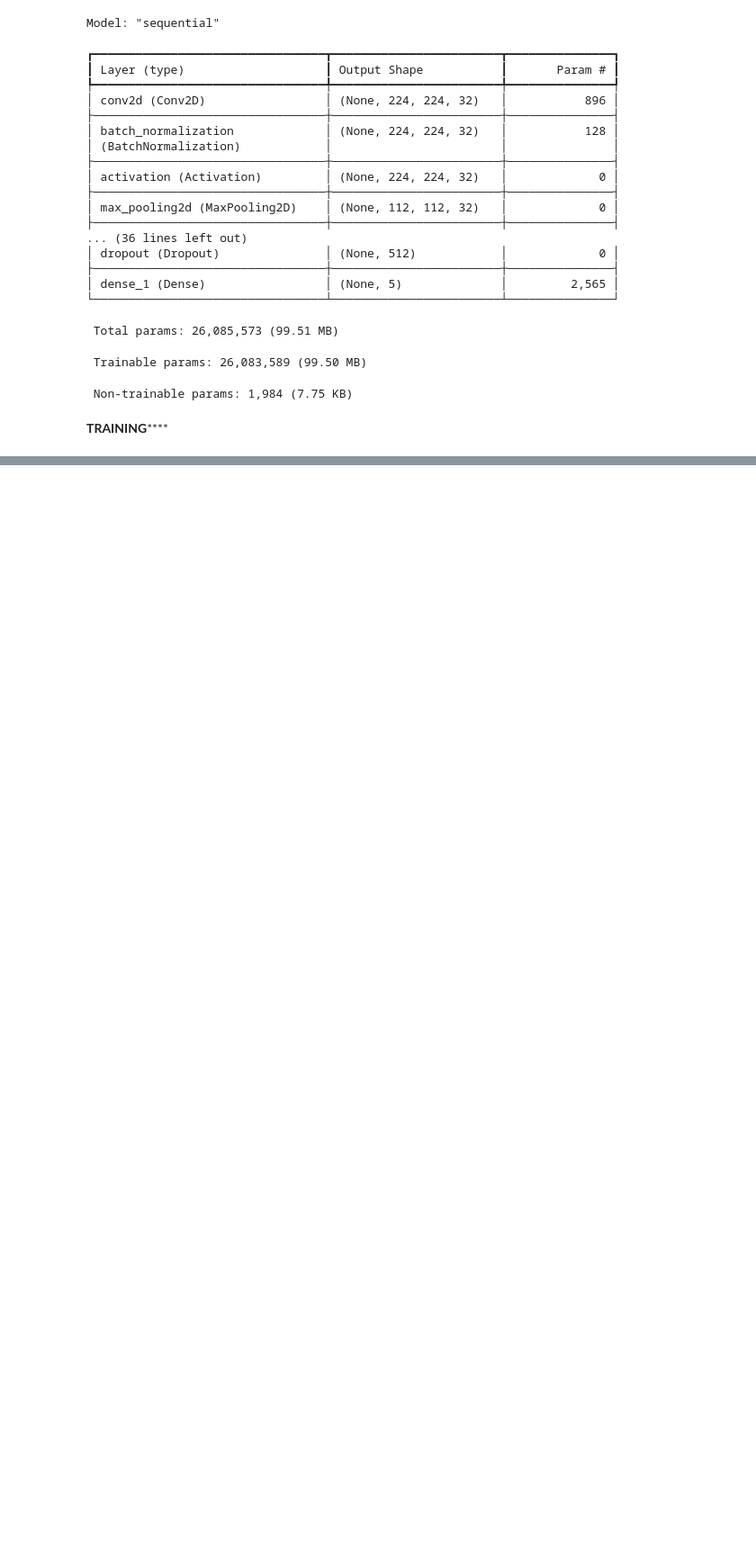
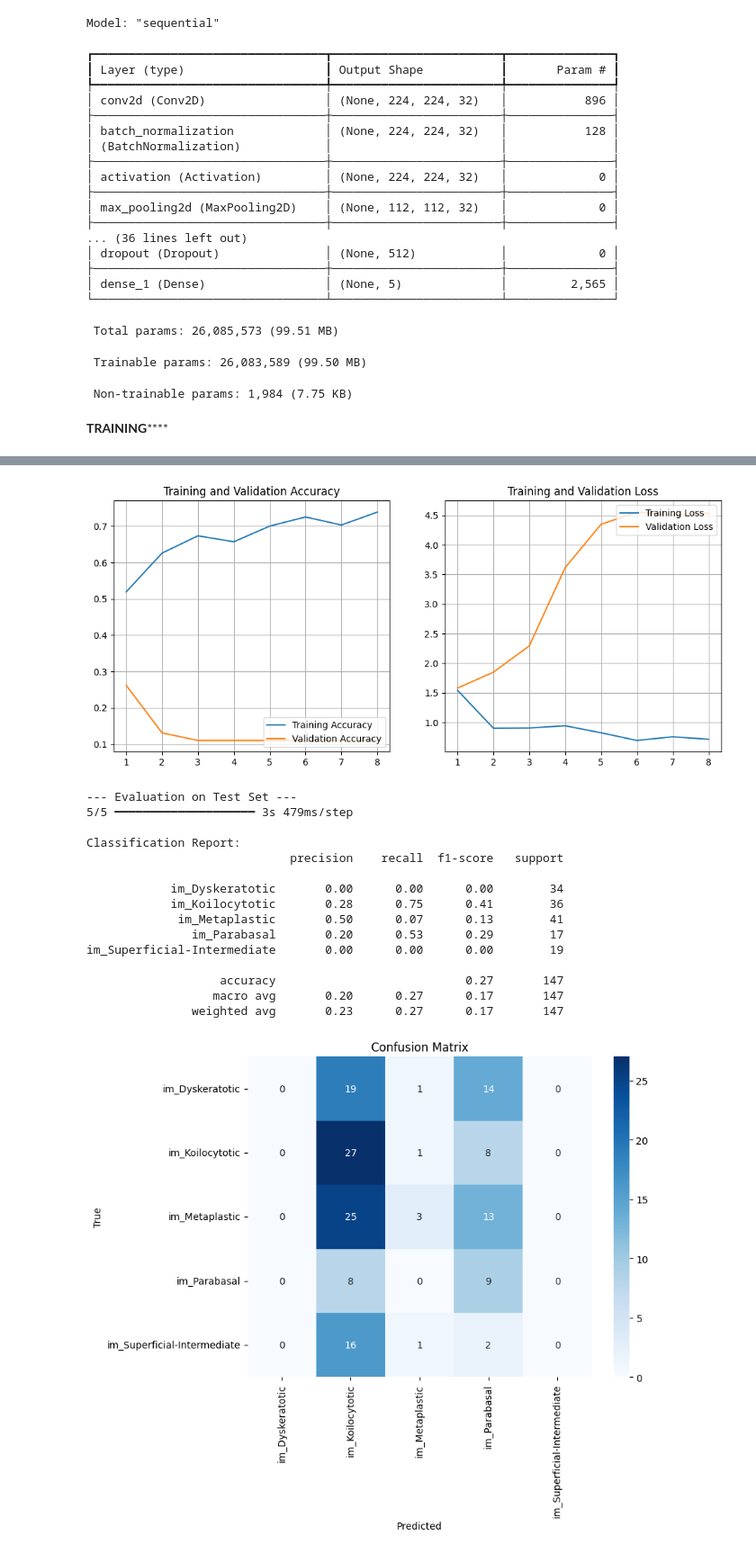
Before and after one commit to musafirzahid/MultiCancerDataset_CSE366_Project, a Jupyter notebook: All codes/custom-cnn.ipynb, the cells around one changed output, grey strips where cells are left out. Shown at 90% size. Saved outputs shown, nothing was run; the diff lists cells and outputs as text; code cells hidden in the pictures; blank space fills up the shorter version.

```diff
--- a/All codes/custom-cnn.ipynb
+++ b/All codes/custom-cnn.ipynb
@@ -281,2 +281,75 @@ Epoch 8/30
 Epoch 8: early stopping
 Restoring model weights from the end of the best epoch: 1.
+# %%
+# --- 6. PLOTTING RESULTS ---
+
+def plot_history(history):
+    acc = history.history['accuracy']
+    val_acc = history.history['val_accuracy']
+    loss = history.history['loss']
+    val_loss = history.history['val_loss']
+    epochs_range = range(1, len(acc) + 1)
+
+    plt.figure(figsize=(12, 5))
+
+    # Plot Accuracy
+    plt.subplot(1, 2, 1)
+    plt.plot(epochs_range, acc, label='Training Accuracy')
+    plt.plot(epochs_range, val_acc, label='Validation Accuracy')
+    plt.title('Training and Validation Accuracy')
+    plt.legend(loc='lower right')
+    plt.grid(True)
+
+    # Plot Loss
+    plt.subplot(1, 2, 2)
+    plt.plot(epochs_range, loss, label='Training Loss')
+    plt.plot(epochs_range, val_loss, label='Validation Loss')
+    plt.title('Training and Validation Loss')
+    plt.legend(loc='upper right')
+    plt.grid(True)
+
+    plt.show()
+
+plot_history(history)
+
+# --- 7. EVALUATION ---
+
+print("\n--- Evaluation on Test Set ---")
+y_pred_probs = model.predict(test_generator)
+y_pred = np.argmax(y_pred_probs, axis=1)
+y_true = test_generator.classes
+
+# Get Label Names
+class_indices = test_generator.class_indices
+target_names = list(class_indices.keys())
+
+# Report
+print("\nClassification Report:")
+print(classification_report(y_true, y_pred, target_names=target_names))
+
+# Confusion Matrix
+cm = confusion_matrix(y_true, y_pred)
+plt.figure(figsize=(8, 6))
+sns.heatmap(cm, annot=True, fmt='d', cmap='Blues', xticklabels=target_names, yticklabels=target_names)
+plt.xlabel('Predicted')
+plt.ylabel('True')
+plt.title('Confusion Matrix')
+plt.show()
+# %% [output]
+[figure, added]
+--- Evaluation on Test Set ---
+5/5 ━━━━━━━━━━━━━━━━━━━━ 3s 479ms/step
+
+Classification Report:
+                             precision    recall  f1-score   support
+
+            im_Dyskeratotic       0.00      0.00      0.00        34
+            im_Koilocytotic       0.28      0.75      0.41        36
+             im_Metaplastic       0.50      0.07      0.13        41
+               im_Parabasal       0.20      0.53      0.29        17
+im_Superficial-Intermediate       0.00      0.00      0.00        19
+
+                   accuracy                           0.27       147
+                  macro avg       0.20      0.27      0.17       147
+               weighted avg       0.23      0.27      0.17       147
+[figure, added]
```
Also changed, not shown: parts of 3 cells of this notebook.
